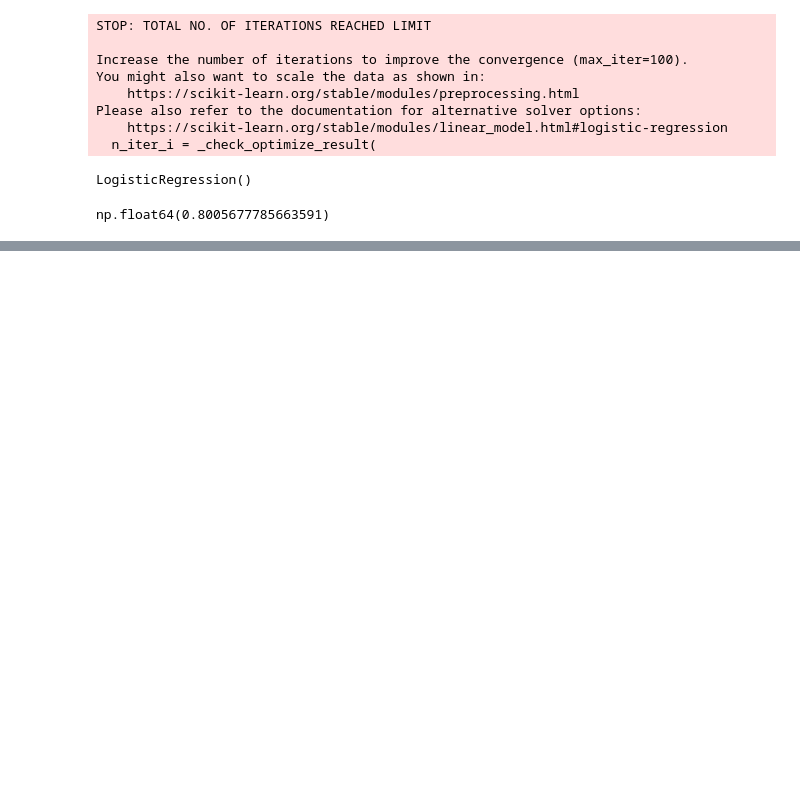
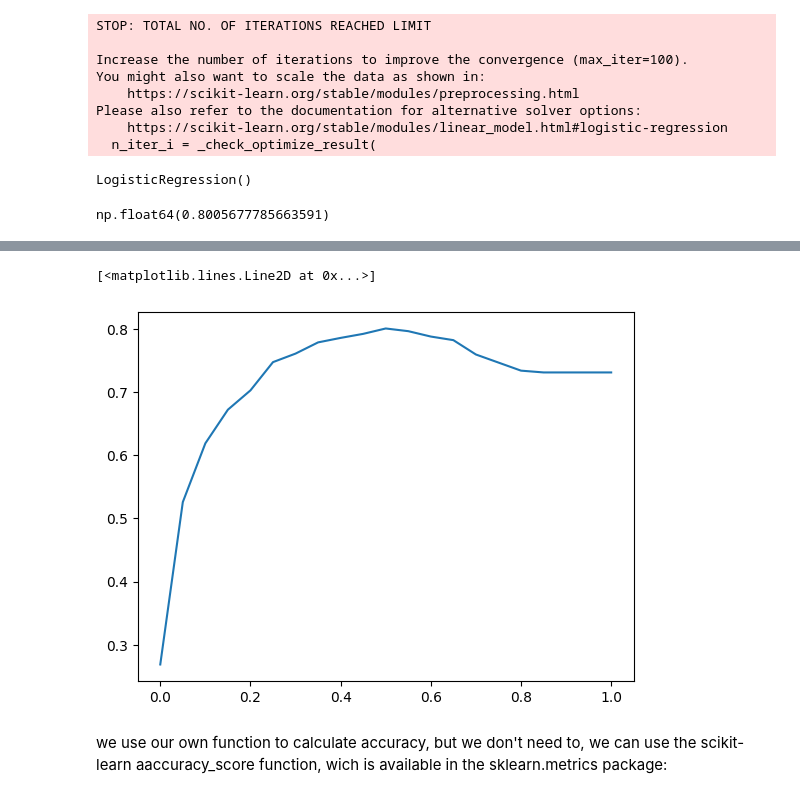
Before and after one commit to Kelvin-de-Oliveira/ml-zoomcamp, a Jupyter notebook: 04-evalution/notebooks/notes/Evalution.ipynb, the cells around one changed output, grey strips where cells are left out. Cells and saved outputs as stored; diff of their text form; code cells hidden in the pictures; blank space fills up the shorter version.

```diff
--- a/04-evalution/notebooks/notes/Evalution.ipynb
+++ b/04-evalution/notebooks/notes/Evalution.ipynb
@@ -139,0 +125,8 @@ to_snake_case('Process Data from Dirty to Clean')
+# %%
+thresholds = np.linspace(0,1,21)
+scores = []
+for t in thresholds:
+    churn_decision = (y_pred >= t)
+    score = (y_val == churn_decision).mean()
+    print('%.2f %.3f' % (t, score))
+    scores.append(score)
@@ -139,0 +151,7 @@ to_snake_case('Process Data from Dirty to Clean')
+# %%
+plt.plot(thresholds, scores)
+# %% [output]
+[<matplotlib.lines.Line2D at 0x...>]
+[figure, added]
+# %% [markdown]
+we use our own function to calculate  accuracy, but we don't need to, we can use the scikit-learn aaccuracy_score function, wich is available in the sklearn.metrics package:
```
Also changed, not shown: parts of 31 cells of this notebook, 2 other files.
